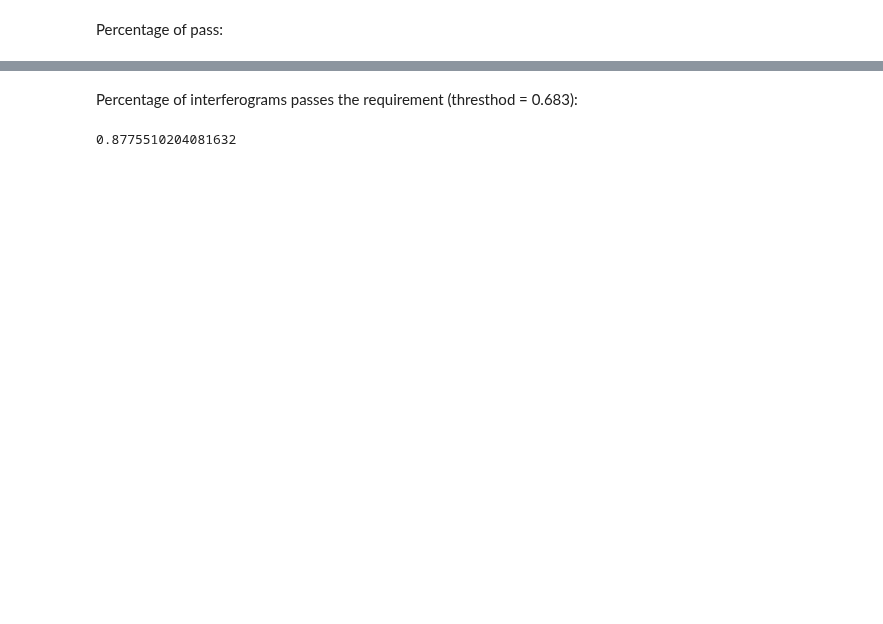
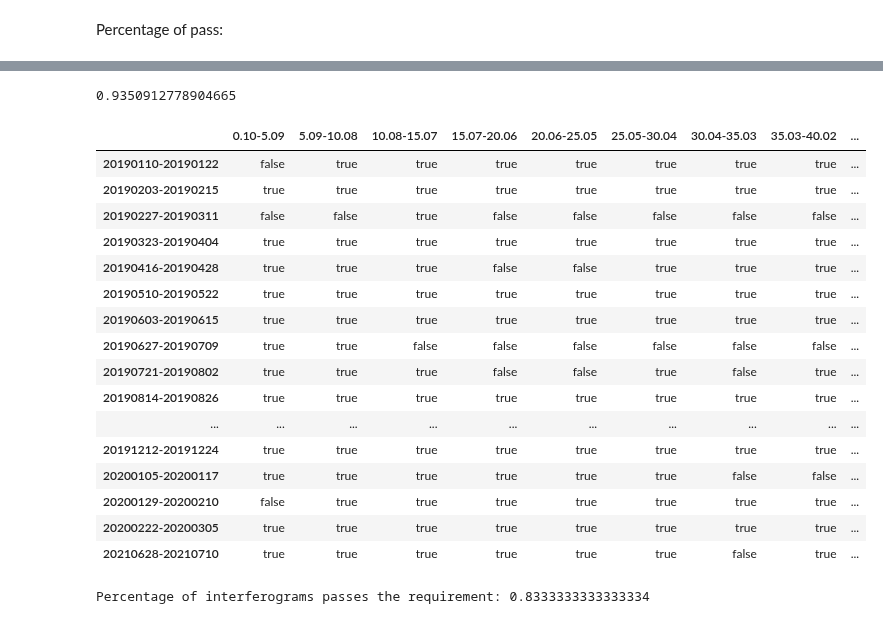
Before and after one commit to nisar-solid/ATBD, a Jupyter notebook: methods/transient/Transient_approach1.ipynb, the cells around one changed output, grey strips where cells are left out. Drawn from its saved outputs; the diff is of its cells as text; code cells hidden in the pictures; blank space fills up the shorter version.

```diff
--- a/methods/transient/Transient_approach1.ipynb
+++ b/methods/transient/Transient_approach1.ipynb
@@ -134,6 +142,36 @@ s.set_td_classes(success_or_fail_pd)
-# %% [markdown]
-Percentage of interferograms passes the requirement (thresthod = 0.683):
-# %%
-np.count_nonzero(ratio_pd['total']>thresthod)/n_ifgs
-# %% [output]
-0.8775510204081632
+# %%
+ratio_pd.iloc[0]['total']
+# %% [output]
+0.9350912778904665
+# %%
+success_or_fail_pd
+# %% [output]
+|  | 0.10-5.09 | 5.09-10.08 | 10.08-15.07 | 15.07-20.06 | 20.06-25.05 | 25.05-30.04 | 30.04-35.03 | 35.03-40.02 | ... |
+| 20190110-20190122 | false | true | true | true | true | true | true | true | ... |
+| 20190203-20190215 | true | true | true | true | true | true | true | true | ... |
+| 20190227-20190311 | false | false | true | false | false | false | false | false | ... |
+| 20190323-20190404 | true | true | true | true | true | true | true | true | ... |
+| 20190416-20190428 | true | true | true | false | false | true | true | true | ... |
+| 20190510-20190522 | true | true | true | true | true | true | true | true | ... |
+| 20190603-20190615 | true | true | true | true | true | true | true | true | ... |
+| 20190627-20190709 | true | true | false | false | false | false | false | false | ... |
+| 20190721-20190802 | true | true | true | false | false | true | false | true | ... |
+| 20190814-20190826 | true | true | true | true | true | true | true | true | ... |
+| ... | ... | ... | ... | ... | ... | ... | ... | ... | ... |
+| 20191212-20191224 | true | true | true | true | true | true | true | true | ... |
+| 20200105-20200117 | true | true | true | true | true | true | false | false | ... |
+| 20200129-20200210 | false | true | true | true | true | true | true | true | ... |
+| 20200222-20200305 | true | true | true | true | true | true | true | true | ... |
+| 20210628-20210710 | true | true | true | true | true | true | false | true | ... |
+# %%
+if n_ifgs == 1:
+    print("Validation approach 1 for Secular or Coseismic:")
+    if success_or_fail_pd.iloc[0]['total']:
+        print("This velocity dataset passes the requirement.")
+    else:
+        print("This velocity dataset does not pass the requirement.")
+else:
+    percentage = np.count_nonzero(ratio_pd['total']>thresthod)/n_ifgs
+    print(f"Percentage of interferograms passes the requirement: {percentage}")
+# %% [output]
+Percentage of interferograms passes the requirement: 0.8333333333333334
```
Also changed, not shown: parts of 7 cells of this notebook, 4 other files.
